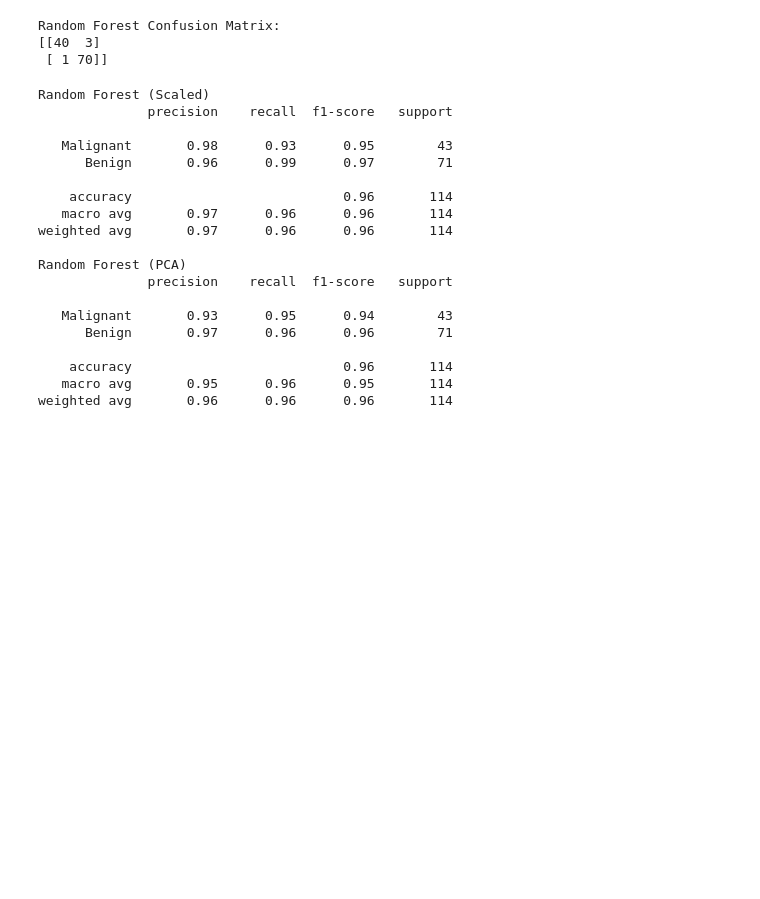
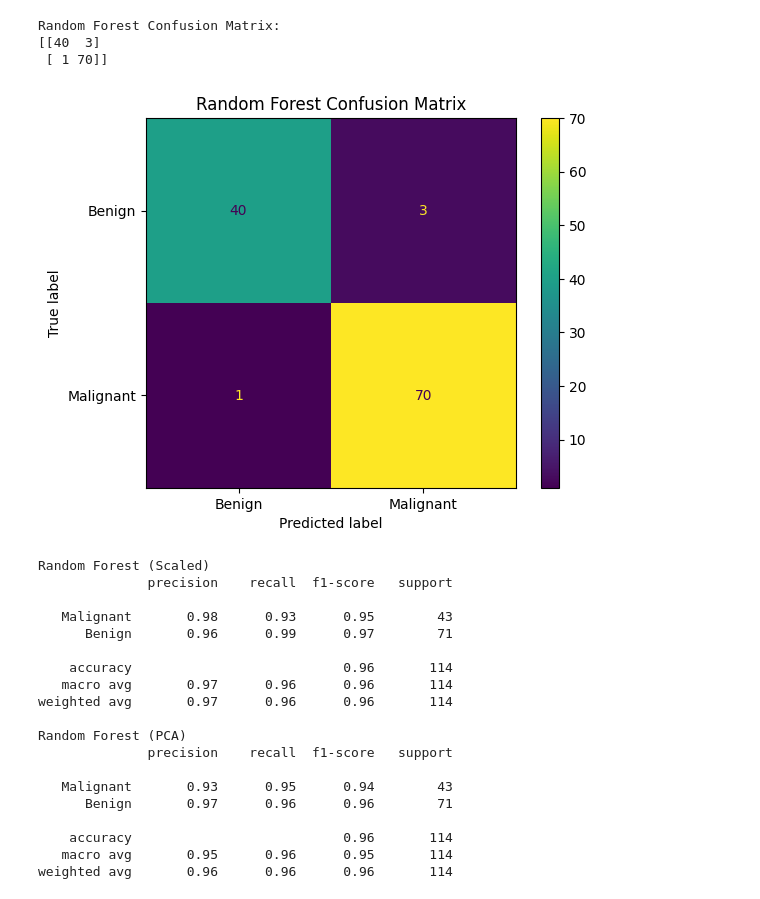
Before and after one commit to AnuradhaAbeyweera/ML-Assignment-MS26914596, a Jupyter notebook: Note Books/04_supervised_learning.ipynb, the cells around one changed output. Saved outputs shown, nothing was run; the diff lists cells and outputs as text; code cells hidden in the pictures; blank space fills up the shorter version.

```diff
--- a/Note Books/04_supervised_learning.ipynb
+++ b/Note Books/04_supervised_learning.ipynb
@@ -51,6 +62,6 @@ Logistic Regression Confusion Matrix:
 # %%
 # Logistic Regression Model with PCA
-lr_pca = LogisticRegression(max_iter=1000)
+lr_pca = LogisticRegression(penalty='l2', C=1.0, max_iter=1000, random_state=42)
 
 lr_pca.fit(X_train_pca, y_train)
 y_pred_pca = lr_pca.predict(X_test_pca)
@@ -118,6 +129,15 @@ print(confusion_matrix(y_test, y_pred))
 Random Forest Confusion Matrix:
 [[40  3]
  [ 1 70]]
+# %%
+cm = confusion_matrix(y_test, y_pred)
+
+disp = ConfusionMatrixDisplay(confusion_matrix=cm, display_labels=["Benign", "Malignant"])
+disp.plot()
+plt.title("Random Forest Confusion Matrix")
+plt.show()
+# %% [output]
+[figure, added]
 # %%
 # Random Forest (WITH PCA)
 rf_pca = RandomForestClassifier(n_estimators=100, random_state=42)
```
Also changed, not shown: parts of 2 cells of this notebook.
